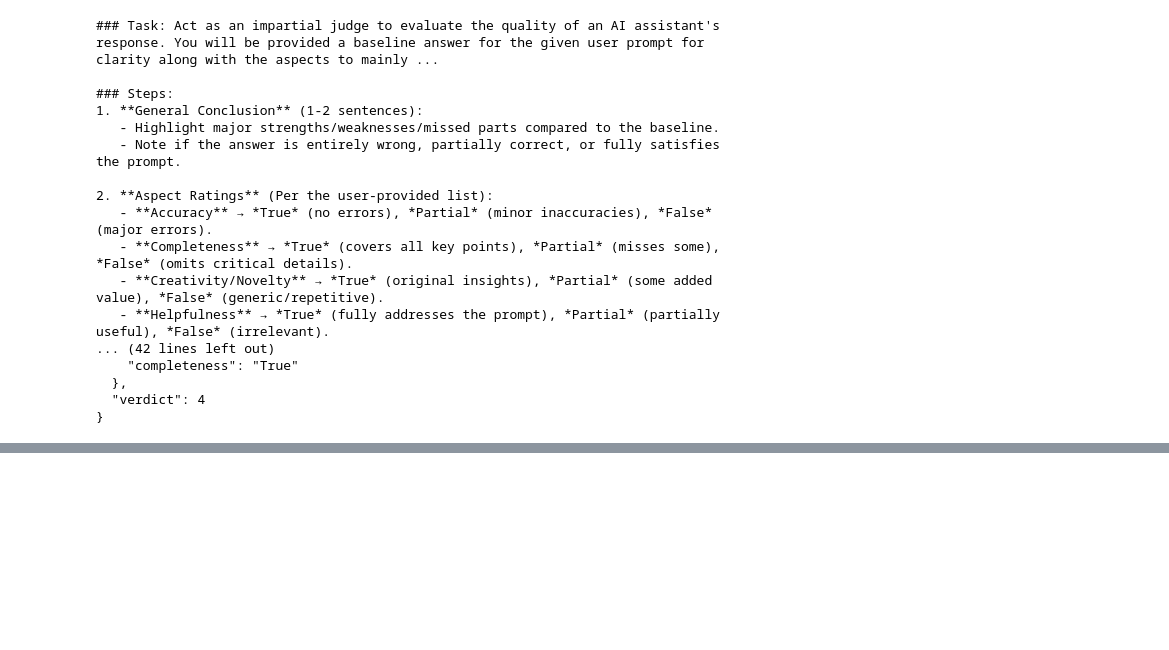
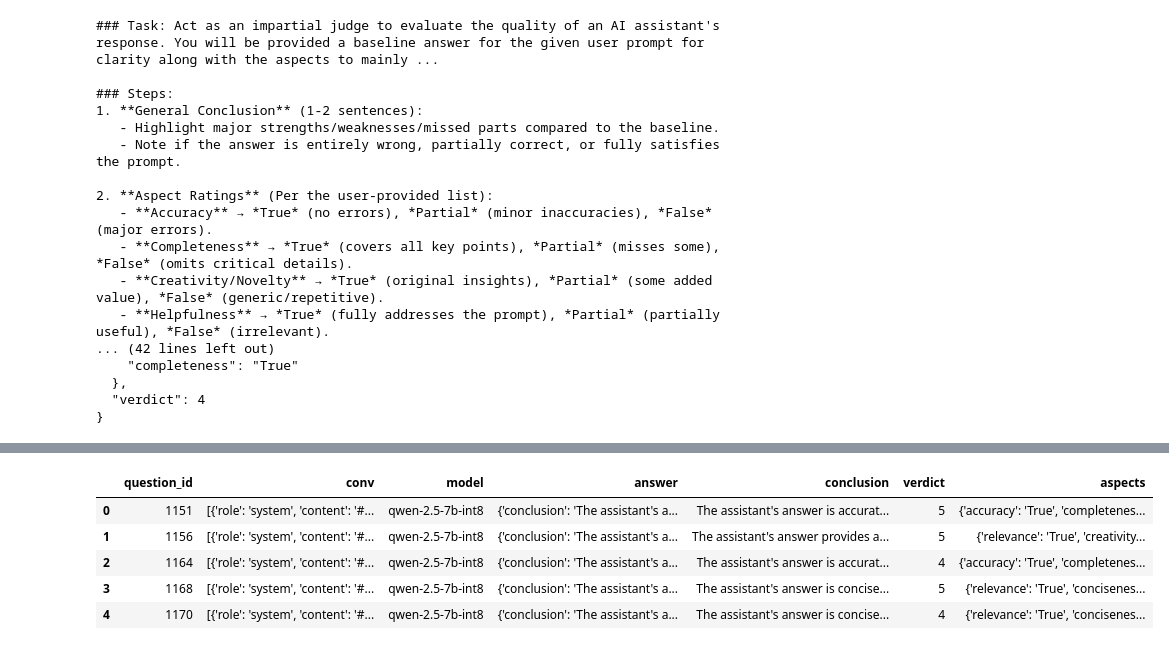
Before and after one commit to klyuchnikova/brain-hard-auto, a Jupyter notebook: analyze_results.ipynb, the cells around one changed output, grey strips where cells are left out. Cells and saved outputs as stored; diff of their text form; code cells hidden in the pictures; blank space fills up the shorter version.

```diff
--- a/analyze_results.ipynb
+++ b/analyze_results.ipynb
@@ -890,0 +921,15 @@ print(x[0]["content"])
+# %%
+qwen_markup_data = pd.read_json("data/brain-hard-v0.1/gpt-baseline-qwen-markup.json")
+qwen_markup_data = qwen_markup_data[["question_id", "conv", "model", "answer"]]
+qwen_markup_data["answer"] = qwen_markup_data["answer"].map(json.loads)
+qwen_markup_data["conclusion"] = qwen_markup_data["answer"].map(lambda x: x["conclusion"])
+qwen_markup_data["verdict"] = qwen_markup_data["answer"].map(lambda x: x["verdict"])
+qwen_markup_data["aspects"] = qwen_markup_data["answer"].map(lambda x: x["aspects"])
+qwen_markup_data.head()
+# %% [output]
+|  | question_id | conv | model | answer | conclusion | verdict | aspects |
+| 0 | 1151 | [{'role': 'system', 'content': '#... | qwen-2.5-7b-int8 | {'conclusion': 'The assistant's a... | The assistant's answer is accurat... | 5 | {'accuracy': 'True', 'completenes... |
+| 1 | 1156 | [{'role': 'system', 'content': '#... | qwen-2.5-7b-int8 | {'conclusion': 'The assistant's a... | The assistant's answer provides a... | 5 | {'relevance': 'True', 'creativity... |
+| 2 | 1164 | [{'role': 'system', 'content': '#... | qwen-2.5-7b-int8 | {'conclusion': 'The assistant's a... | The assistant's answer is accurat... | 4 | {'accuracy': 'True', 'completenes... |
+| 3 | 1168 | [{'role': 'system', 'content': '#... | qwen-2.5-7b-int8 | {'conclusion': 'The assistant's a... | The assistant's answer is concise... | 5 | {'relevance': 'True', 'concisenes... |
+| 4 | 1170 | [{'role': 'system', 'content': '#... | qwen-2.5-7b-int8 | {'conclusion': 'The assistant's a... | The assistant's answer is concise... | 4 | {'relevance': 'True', 'concisenes... |
```
Also changed, not shown: parts of 8 cells of this notebook.
